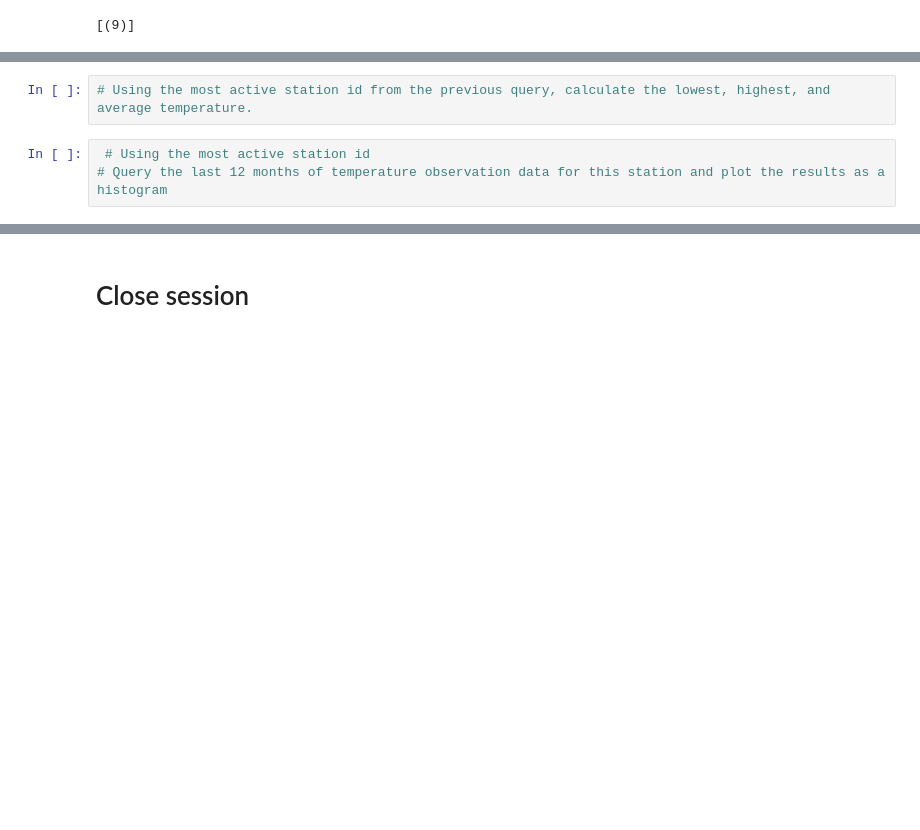
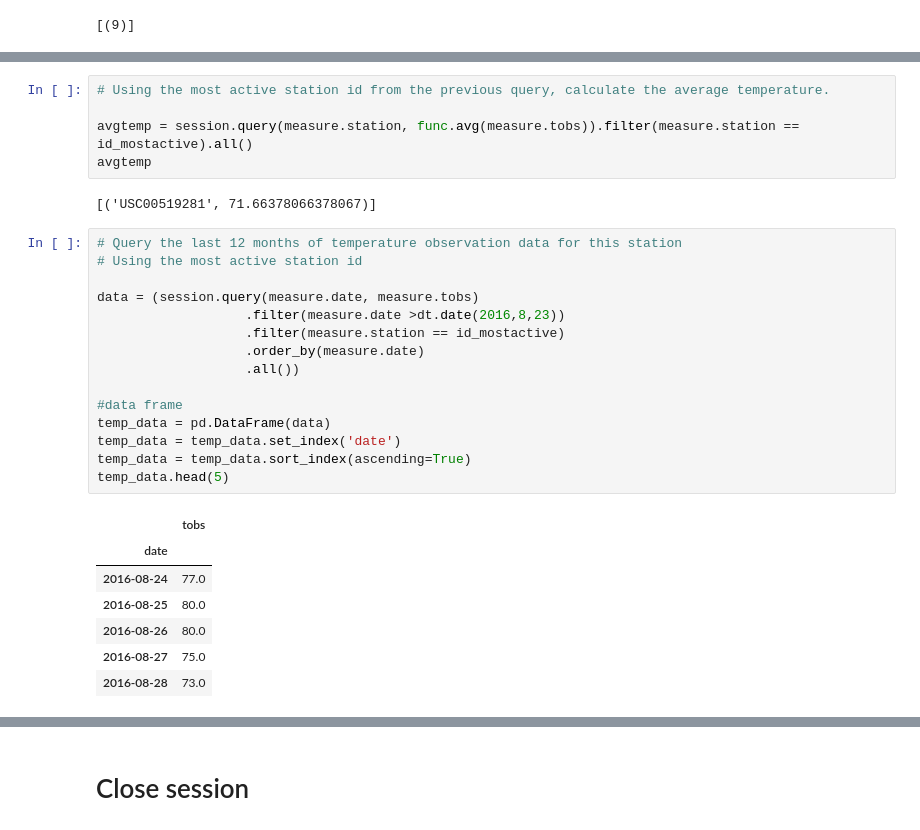
Before and after one commit to josiedeleon/SQLAlchemy-Challenge, a Jupyter notebook: Climate.ipynb, the cells around one changed output, grey strips where cells are left out. Drawn from its saved outputs; the diff is of its cells as text; blank space fills up the shorter version.

```diff
--- a/Climate.ipynb
+++ b/Climate.ipynb
@@ -167,5 +208,30 @@ stations_active
 # %%
-# Using the most active station id from the previous query, calculate the lowest, highest, and average temperature.
+# Using the most active station id from the previous query, calculate the average temperature.
+
+avgtemp = session.query(measure.station, func.avg(measure.tobs)).filter(measure.station == id_mostactive).all()
+avgtemp
+# %% [output]
+[('USC00519281', 71.66378066378067)]
-# %%
- # Using the most active station id
-# Query the last 12 months of temperature observation data for this station and plot the results as a histogram
+# %%
+# Query the last 12 months of temperature observation data for this station
+# Using the most active station id
+
+data = (session.query(measure.date, measure.tobs)
+                   .filter(measure.date >dt.date(2016,8,23))
+                   .filter(measure.station == id_mostactive)
+                   .order_by(measure.date)
+                   .all())
+
+#data frame
+temp_data = pd.DataFrame(data)
+temp_data = temp_data.set_index('date')
+temp_data = temp_data.sort_index(ascending=True)
+temp_data.head(5)
+# %% [output]
+|  | tobs |
+| date |  |
+| 2016-08-24 | 77.0 |
+| 2016-08-25 | 80.0 |
+| 2016-08-26 | 80.0 |
+| 2016-08-27 | 75.0 |
+| 2016-08-28 | 73.0 |
```
Also changed, not shown: parts of 6 cells of this notebook, 1 other file.
